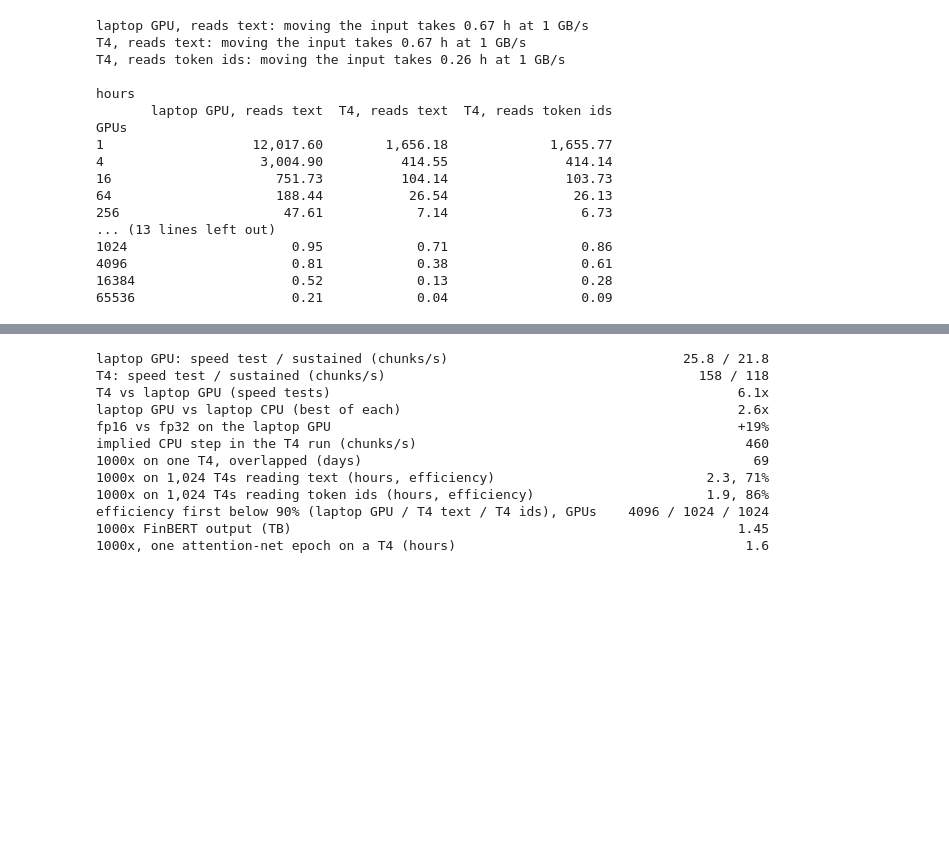
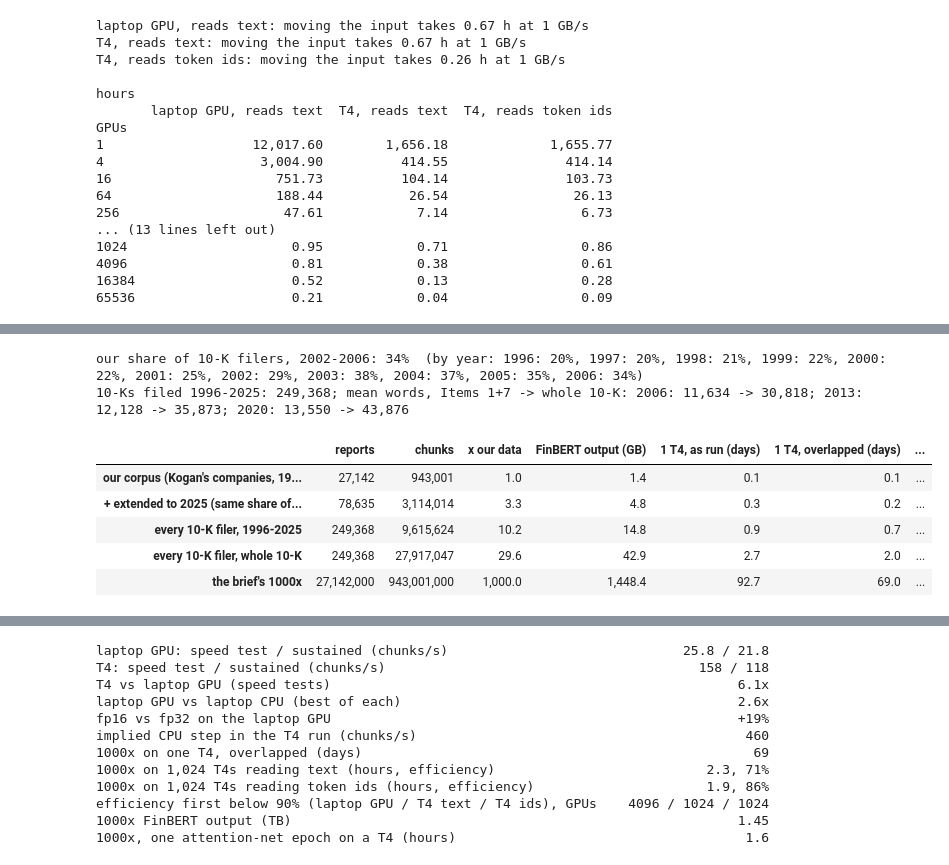
Before and after one commit to Oscar339/dst-sprint2, a Jupyter notebook: report/04-Scaling.ipynb, the cells around one changed output, grey strips where cells are left out. Cells and saved outputs as stored; diff of their text form; code cells hidden in the pictures; blank space fills up the shorter version.

```diff
--- a/report/04-Scaling.ipynb
+++ b/report/04-Scaling.ipynb
@@ -480,0 +509,51 @@ GPUs
+# %%
+sec = pd.read_csv(OUTPUT / "scaling-sec-10k-counts.csv").groupby("year")["filings"].sum()
+lengths = pd.read_csv(OUTPUT / "scaling-edgar-lengths.csv", index_col="year")
+ours = ds.groupby("year").agg(reports=("key", "size"), chunks=("chunks", "sum"))
+ours["chunks_per_report"] = ours["chunks"] / ours["reports"]
+ours["share_of_filers"] = ours["reports"] / sec.loc[ours.index]
+
+ALL_YEARS = sec.index                                     # 1996-2025
+SHARE = ours.loc[2002:2006, "share_of_filers"].mean()     # assumption: our coverage of filers, kept at its 2002-06 level
+
+def interp(col):
+    # a per-year curve from the three sample years: straight lines between them, flat outside
+    return pd.Series(np.interp(ALL_YEARS, lengths.index, lengths[col]), index=ALL_YEARS)
+
+growth = interp("mean_items_1_7") / lengths.loc[2006, "mean_items_1_7"]
+growth[ALL_YEARS <= 2006] = 1.0                          # before 2006 we have our own chunk counts
+cpr = pd.Series(ours.loc[2006, "chunks_per_report"], index=ALL_YEARS) * growth
+cpr.loc[ours.index] = ours["chunks_per_report"]          # our measured chunks per report, 1996-2006
+whole = interp("mean_all_sections") / interp("mean_items_1_7")
+whole[ALL_YEARS < 2006] = whole[2006]
+
+later = ALL_YEARS > 2006
+ladder = pd.DataFrame({
+    "our corpus (Kogan's companies, 1996-2006)": (ours["reports"].sum(), ours["chunks"].sum()),
+    "+ extended to 2025 (same share of filers)": (ours["reports"].sum() + (SHARE * sec[later]).sum(),
+                                                  ours["chunks"].sum() + (SHARE * sec[later] * cpr[later]).sum()),
+    "every 10-K filer, 1996-2025": (sec.sum(), (sec * cpr).sum()),
+    "every 10-K filer, whole 10-K": (sec.sum(), (sec * cpr * whole).sum()),
+    "the brief's 1000x": (n_reports * 1000, n_chunks * 1000),
+}, index=["reports", "chunks"]).T
+ladder["x our data"] = ladder["chunks"] / n_chunks
+ladder["FinBERT output (GB)"] = ladder["chunks"] * BYTES_PER_VECTOR / 1e9
+ladder["1 T4, as run (days)"] = ladder["chunks"] / T4_SUSTAINED / 86400
+ladder["1 T4, overlapped (days)"] = ladder["chunks"] / T4_BENCH / 86400
+ladder["T4s to finish in a day"] = np.ceil(ladder["1 T4, overlapped (days)"]).astype(int)
+
+print(f"our share of 10-K filers, 2002-2006: {SHARE:.0%}  (by year: "
+      + ", ".join(f"{y}: {v:.0%}" for y, v in ours["share_of_filers"].items()) + ")")
+print(f"10-Ks filed 1996-2025: {sec.sum():,}; mean words, Items 1+7 -> whole 10-K: "
+      + "; ".join(f"{y}: {r.mean_items_1_7:,.0f} -> {r.mean_all_sections:,.0f}" for y, r in lengths.iterrows()))
+ladder.style.format({"reports": "{:,.0f}", "chunks": "{:,.0f}", "x our data": "{:,.1f}", "FinBERT output (GB)": "{:,.1f}",
+                     "1 T4, as run (days)": "{:,.1f}", "1 T4, overlapped (days)": "{:,.1f}", "T4s to finish in a day": "{:,}"})
+# %% [output]
+our share of 10-K filers, 2002-2006: 34%  (by year: 1996: 20%, 1997: 20%, 1998: 21%, 1999: 22%, 2000: 22%, 2001: 25%, 2002: 29%, 2003: 38%, 2004: 37%, 2005: 35%, 2006: 34%)
+10-Ks filed 1996-2025: 249,368; mean words, Items 1+7 -> whole 10-K: 2006: 11,634 -> 30,818; 2013: 12,128 -> 35,873; 2020: 13,550 -> 43,876
+|  | reports | chunks | x our data | FinBERT output (GB) | 1 T4, as run (days) | 1 T4, overlapped (days) | ... |
+| our corpus (Kogan's companies, 19... | 27,142 | 943,001 | 1.0 | 1.4 | 0.1 | 0.1 | ... |
+| + extended to 2025 (same share of... | 78,635 | 3,114,014 | 3.3 | 4.8 | 0.3 | 0.2 | ... |
+| every 10-K filer, 1996-2025 | 249,368 | 9,615,624 | 10.2 | 14.8 | 0.9 | 0.7 | ... |
+| every 10-K filer, whole 10-K | 249,368 | 27,917,047 | 29.6 | 42.9 | 2.7 | 2.0 | ... |
+| the brief's 1000x | 27,142,000 | 943,001,000 | 1,000.0 | 1,448.4 | 92.7 | 69.0 | ... |
```
Also changed, not shown: parts of 10 cells of this notebook, 7 other files.
